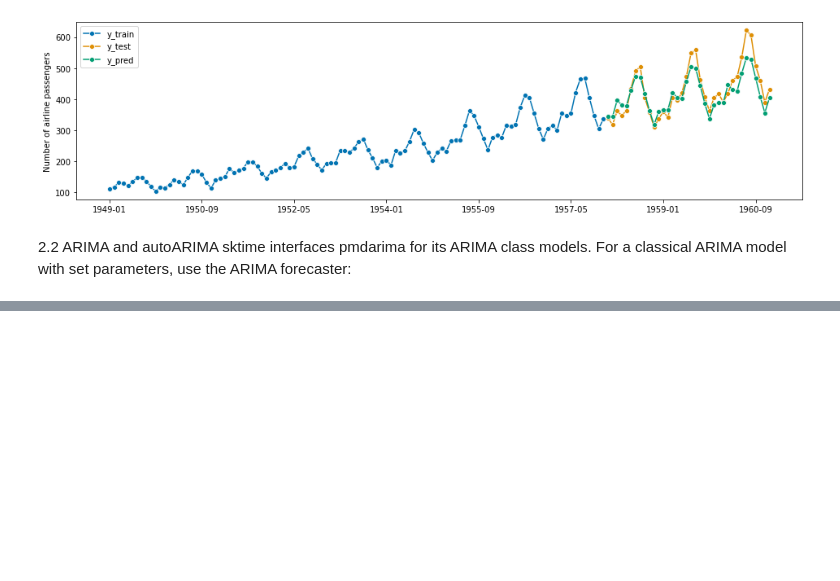
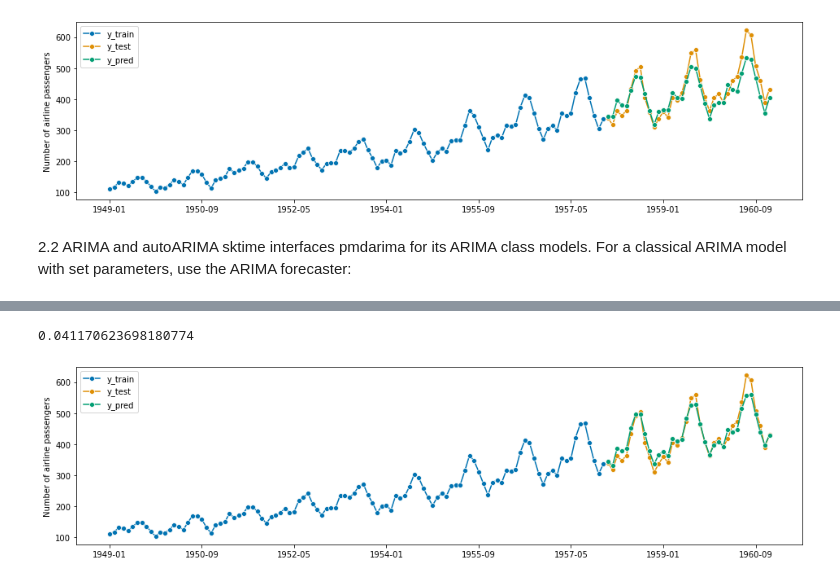
Before and after one commit to TNTran92/sktime, a Jupyter notebook: introduction_to_sktime/02 - Forecasters in sktime - main families.ipynb, the cells around one changed output, grey strips where cells are left out. Drawn from its saved outputs; the diff is of its cells as text; code cells hidden in the pictures; blank space fills up the shorter version.

```diff
--- a/introduction_to_sktime/02 - Forecasters in sktime - main families.ipynb
+++ b/introduction_to_sktime/02 - Forecasters in sktime - main families.ipynb
@@ -91,0 +112,10 @@ sktime interfaces pmdarima for its ARIMA class models. For a classical ARIMA mod
+# %%
+forecaster = AutoARIMA(sp=12, suppress_warnings=True)
+
+forecaster.fit(y_train)
+y_pred = forecaster.predict(fh)
+plot_series(y_train, y_test, y_pred, labels=["y_train", "y_test", "y_pred"])
+mean_absolute_percentage_error(y_pred, y_test)
+# %% [output]
+0.041170623698180774
+[figure, added]
```
Also changed, not shown: parts of 21 cells of this notebook, 1 other file.
